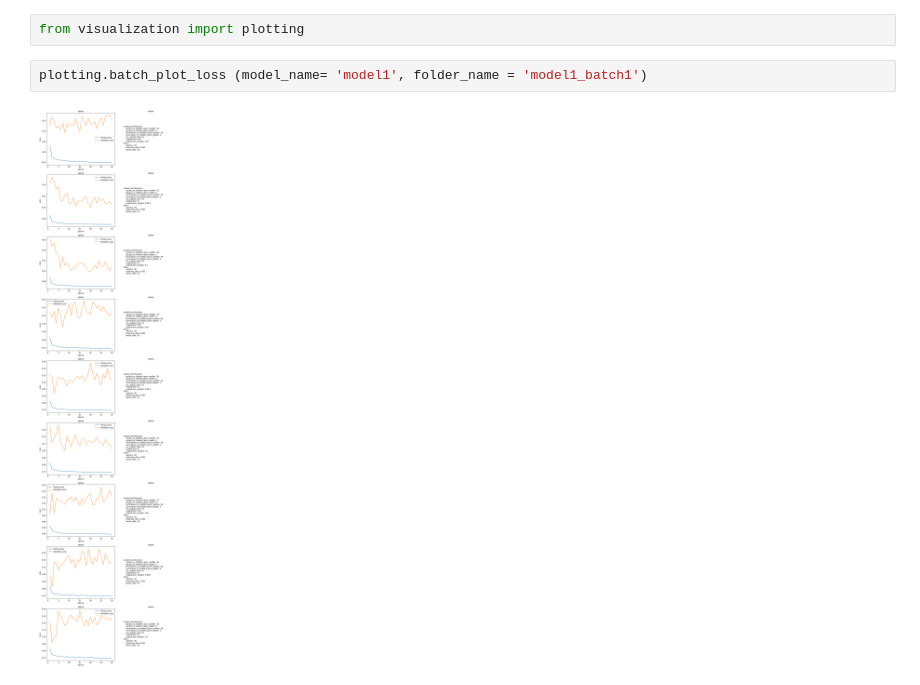
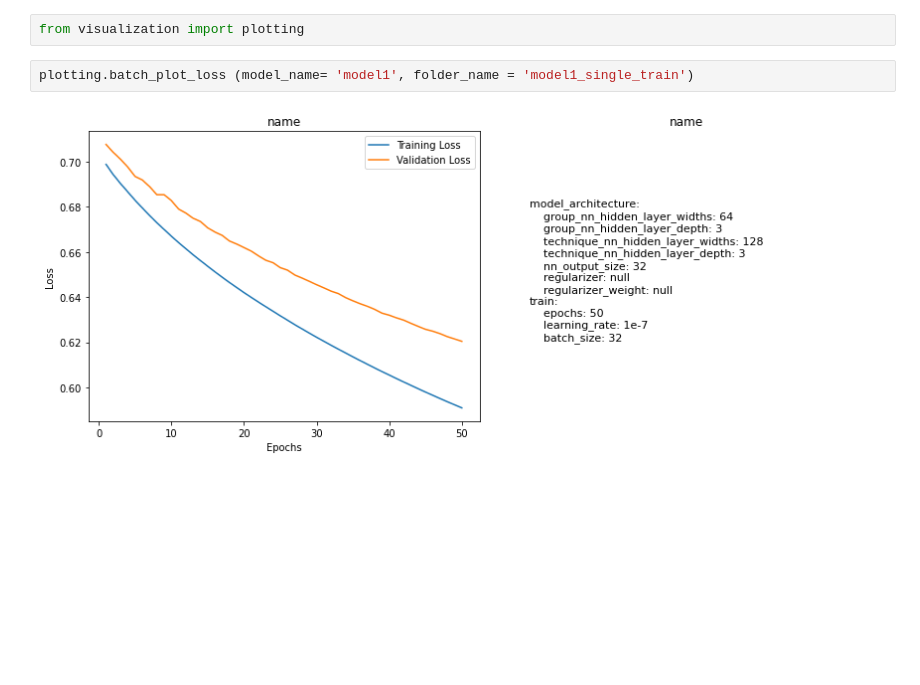
Before and after one commit to hcvu1050/hieuchivu-gt24-repo2, a Jupyter notebook: notebooks/plot_test.ipynb, the cells around one changed output. Saved outputs shown, nothing was run; the diff lists cells and outputs as text; blank space fills up the shorter version.

```diff
--- a/notebooks/plot_test.ipynb
+++ b/notebooks/plot_test.ipynb
@@ -8,6 +8,6 @@ import matplotlib.pyplot as plt
 # %%
 from visualization import plotting
 # %%
-plotting.batch_plot_loss (model_name= 'model1', folder_name = 'model1_batch1')
+plotting.batch_plot_loss (model_name= 'model1', folder_name = 'model1_single_train')
 # %% [output]
-[figure, old version]
+[figure, new version]
```
Also changed, not shown: 54 other files.
